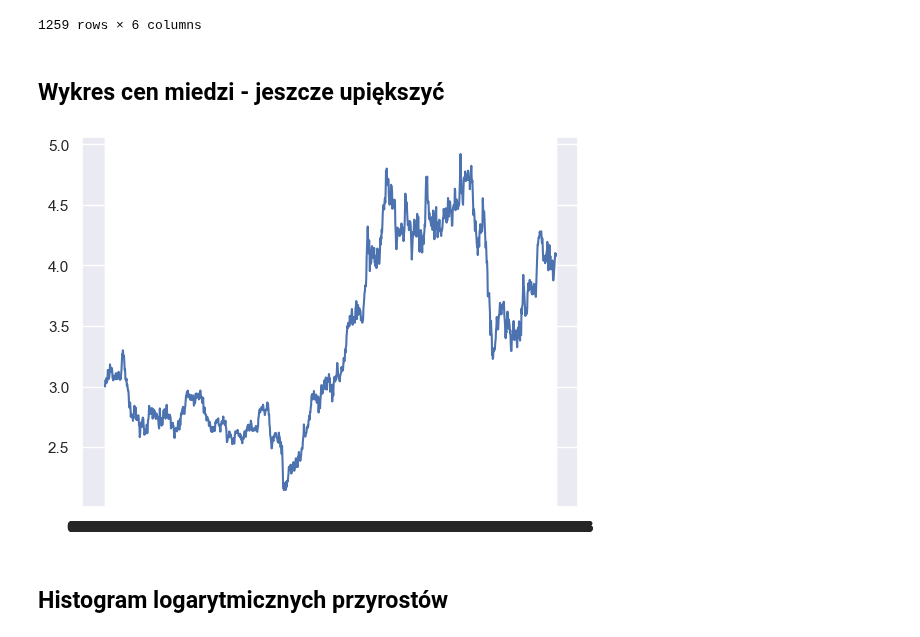
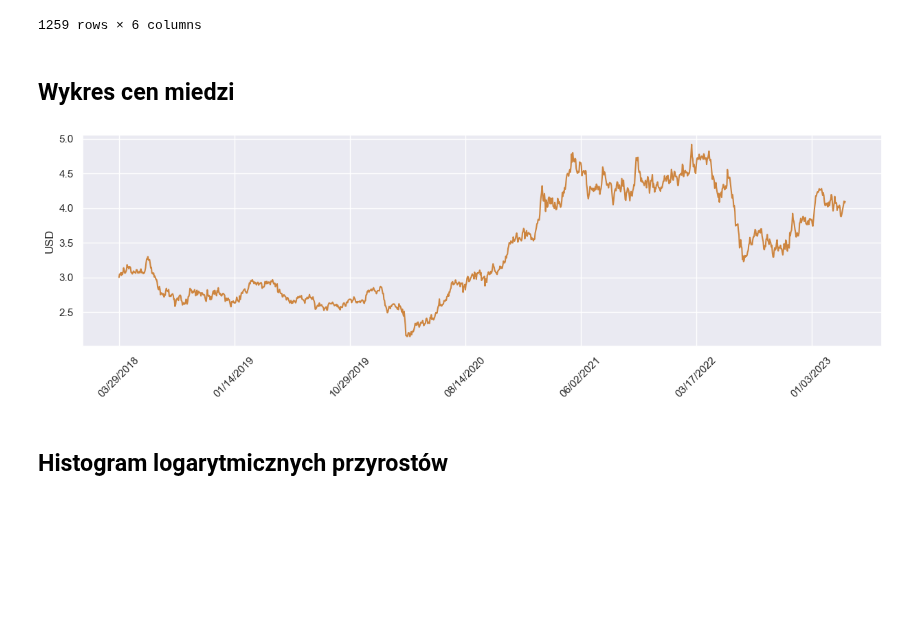
Before and after one commit to Szymex49/NVIDIA_risk_management, a Jupyter notebook: Wiktorowski/Wiktorowski.ipynb, the cells around one changed output. Saved outputs shown, nothing was run; the diff lists cells and outputs as text; code cells hidden in the pictures; blank space fills up the shorter version.

Commit message:
znalazłem ceny aluminium
-poprawa wykresu cen surowców
-trzeba ujednolicić ceny miedzi i aluminium do tej samej jednostki

```diff
--- a/Wiktorowski/Wiktorowski.ipynb
+++ b/Wiktorowski/Wiktorowski.ipynb
@@ -28,13 +28,23 @@ copper
 | 1257 | 04/02/2018 | 3.0500 | 68976 | 3.0480 | 3.0725 | 3.0370 |
 | 1258 | 03/29/2018 | 3.0255 | 102588 | 3.0010 | 3.0490 | 2.9945 |
 1259 rows × 6 columns
+# %%
+def draw_stock(df, clr):
+    fig, ax = plt.subplots(figsize = (15, 4))
+    plt.xticks(rotation = 45)
+    xloc = plt.MaxNLocator(9)
+    ax.xaxis.set_major_locator(xloc)
+    dates = df['Date'].values[::-1]
+    prices = df['Open'].values[::-1]
+    plt.plot(dates, prices, color = clr)
+    plt.ylabel('USD')
+    plt.show()
 # %% [markdown]
-## Wykres cen miedzi - jeszcze upiększyć
+## Wykres cen miedzi
-# %%
-plt.plot(copper['Date'].values[::-1], copper['Open'].values[::-1])
-plt.show()
-# %% [output]
-[figure, removed]
+# %%
+draw_stock(copper, 'peru')
+# %% [output]
+[figure, added]
 # %% [markdown]
 ## Histogram logarytmicznych przyrostów
 # %%
```
Also changed, not shown: parts of 21 cells of this notebook, 5 other files.
